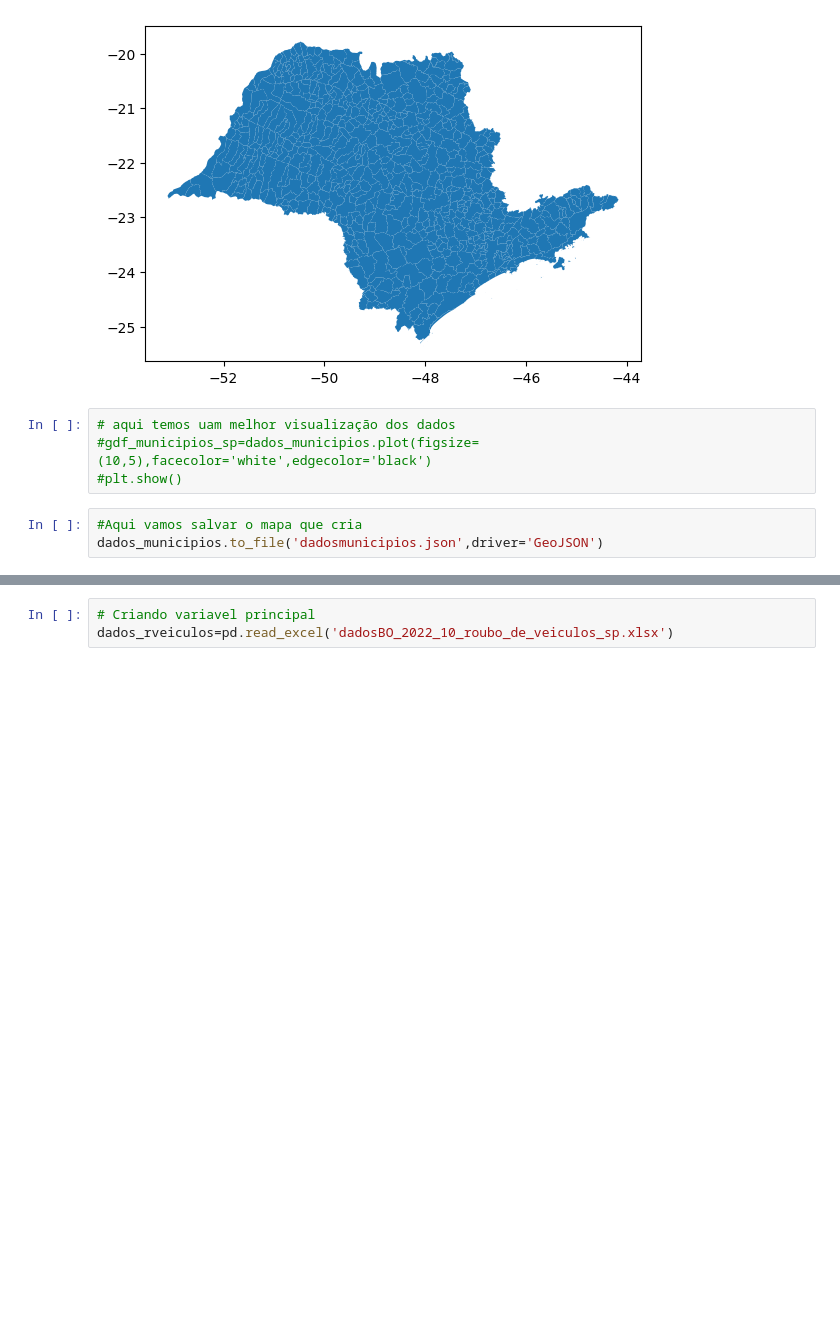
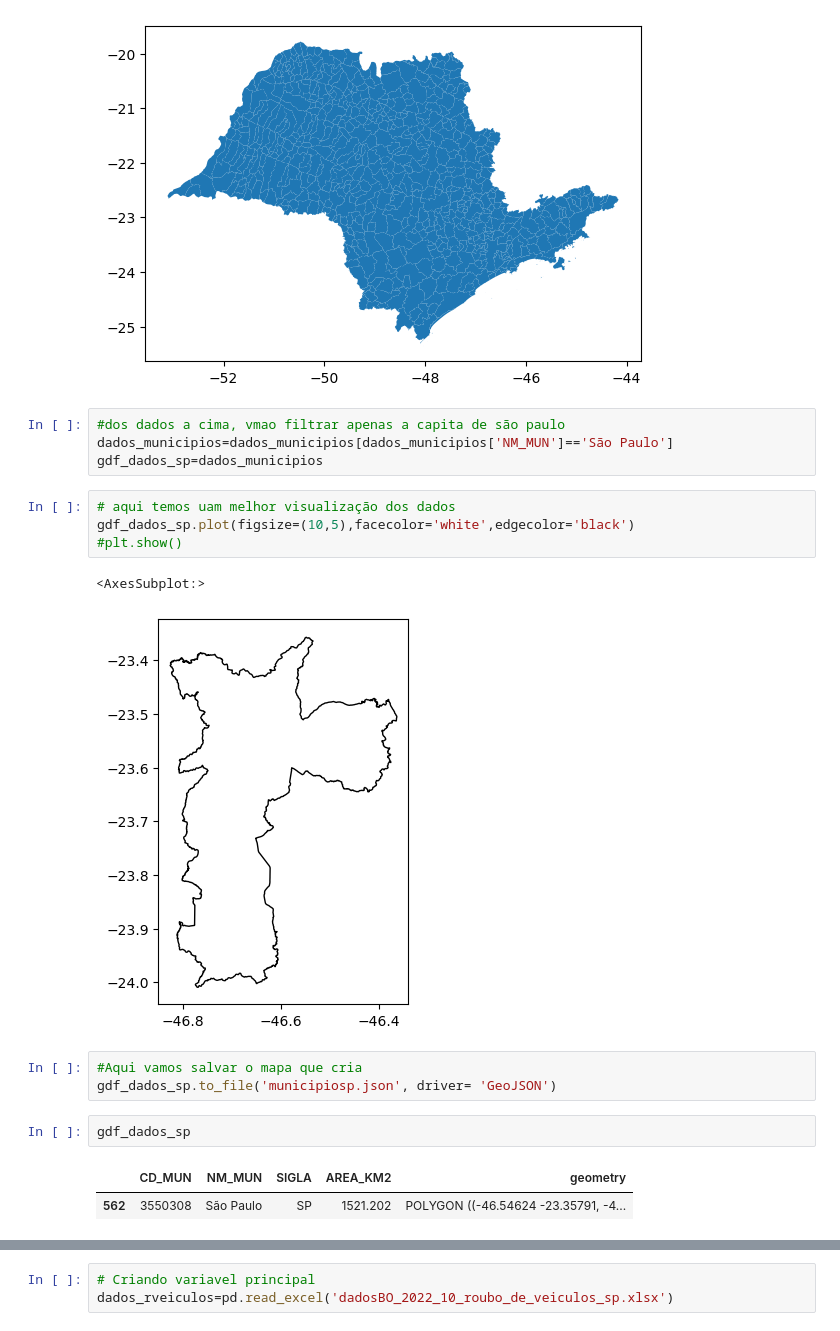
Before and after one commit to OdairDias/Geolozalizapd, a Jupyter notebook: projetolocaliz.ipynb, the cells around one changed output, grey strips where cells are left out. Drawn from its saved outputs; the diff is of its cells as text; blank space fills up the shorter version.

```diff
--- a/projetolocaliz.ipynb
+++ b/projetolocaliz.ipynb
@@ -44,10 +45,22 @@ dados_municipios.plot()
 # %% [output]
 <AxesSubplot:>
 [figure]
+# %%
+#dos dados a cima, vmao filtrar apenas a capita de são paulo
+dados_municipios=dados_municipios[dados_municipios['NM_MUN']=='São Paulo']
+gdf_dados_sp=dados_municipios
 # %%
 # aqui temos uam melhor visualização dos dados
-#gdf_municipios_sp=dados_municipios.plot(figsize=(10,5),facecolor='white',edgecolor='black')
+gdf_dados_sp.plot(figsize=(10,5),facecolor='white',edgecolor='black')
 #plt.show()
+# %% [output]
+<AxesSubplot:>
+[figure, added]
 # %%
 #Aqui vamos salvar o mapa que cria
-dados_municipios.to_file('dadosmunicipios.json',driver='GeoJSON')
+gdf_dados_sp.to_file('municipiosp.json', driver= 'GeoJSON')
+# %%
+gdf_dados_sp
+# %% [output]
+|  | CD_MUN | NM_MUN | SIGLA | AREA_KM2 | geometry |
+| 562 | 3550308 | São Paulo | SP | 1521.202 | POLYGON ((-46.54624 -23.35791, -4... |
```
Also changed, not shown: parts of 40 cells of this notebook, 7 other files.
